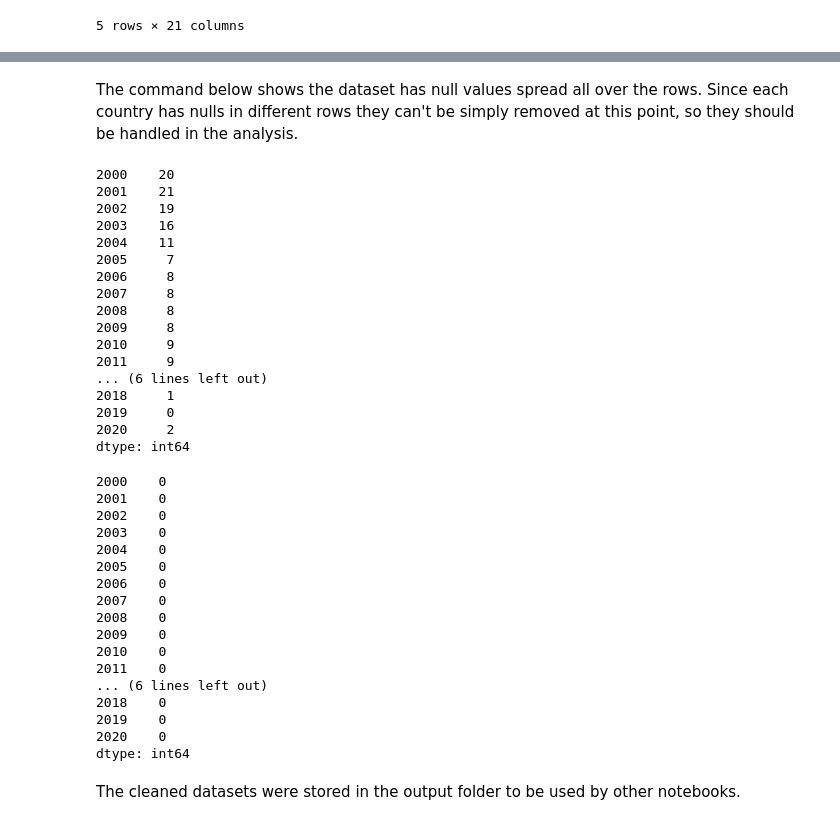
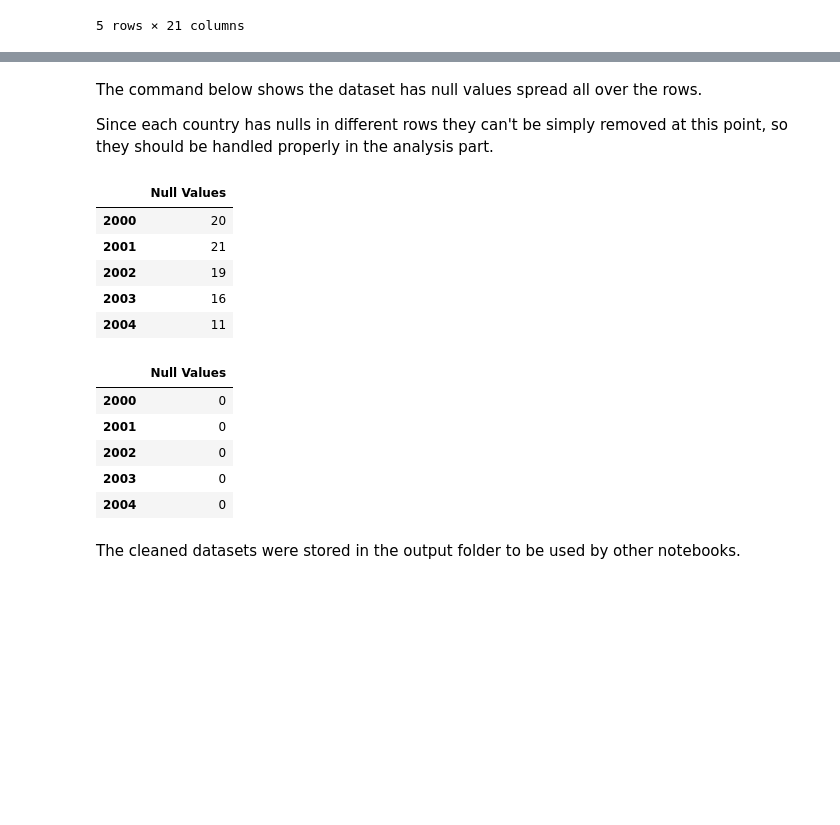
Before and after one commit to CCT-MastersDA/cct-ca2, a Jupyter notebook: jupyter/DataPrepVis.ipynb, the cells around one changed output, grey strips where cells are left out. Cells and saved outputs as stored; diff of their text form; code cells hidden in the pictures; blank space fills up the shorter version.

```diff
--- a/jupyter/DataPrepVis.ipynb
+++ b/jupyter/DataPrepVis.ipynb
@@ -241,47 +239,27 @@ dataset_ire.head()
 # %% [markdown]
-The command below shows the dataset has null values spread all over the rows. Since each country has nulls in different rows they can't be simply removed at this point, so they should be handled in the analysis.
+The command below shows the dataset has null values spread all over the rows.
+
+Since each country has nulls in different rows they can't be simply removed at this point, so they should be handled properly in the analysis part.
 # %%
 # checking empty values on full dataset
-dataset_all.isnull().sum()
+pd.DataFrame(dataset_all.isnull().sum(), columns=['Null Values']).head()
 # %% [output]
-2000    20
-2001    21
-2002    19
-2003    16
-2004    11
-2005     7
-2006     8
-2007     8
-2008     8
-2009     8
-2010     9
-2011     9
-... (6 lines left out)
-2018     1
-2019     0
-2020     2
-dtype: int64
+|  | Null Values |
+| 2000 | 20 |
+| 2001 | 21 |
+| 2002 | 19 |
+| 2003 | 16 |
+| 2004 | 11 |
 # %%
 # checking empty values on ireland dataset
-dataset_ire.isnull().sum()
+pd.DataFrame(dataset_ire.isnull().sum(), columns=['Null Values']).head()
 # %% [output]
-2000    0
-2001    0
-2002    0
-2003    0
-2004    0
-2005    0
-2006    0
-2007    0
-2008    0
-2009    0
-2010    0
-2011    0
-... (6 lines left out)
-2018    0
-2019    0
-2020    0
-dtype: int64
+|  | Null Values |
+| 2000 | 0 |
+| 2001 | 0 |
+| 2002 | 0 |
+| 2003 | 0 |
+| 2004 | 0 |
 # %% [markdown]
 The cleaned datasets were stored in the output folder to be used by other notebooks.
 # %%
```
Also changed, not shown: parts of 27 cells of this notebook, 24 other files.
